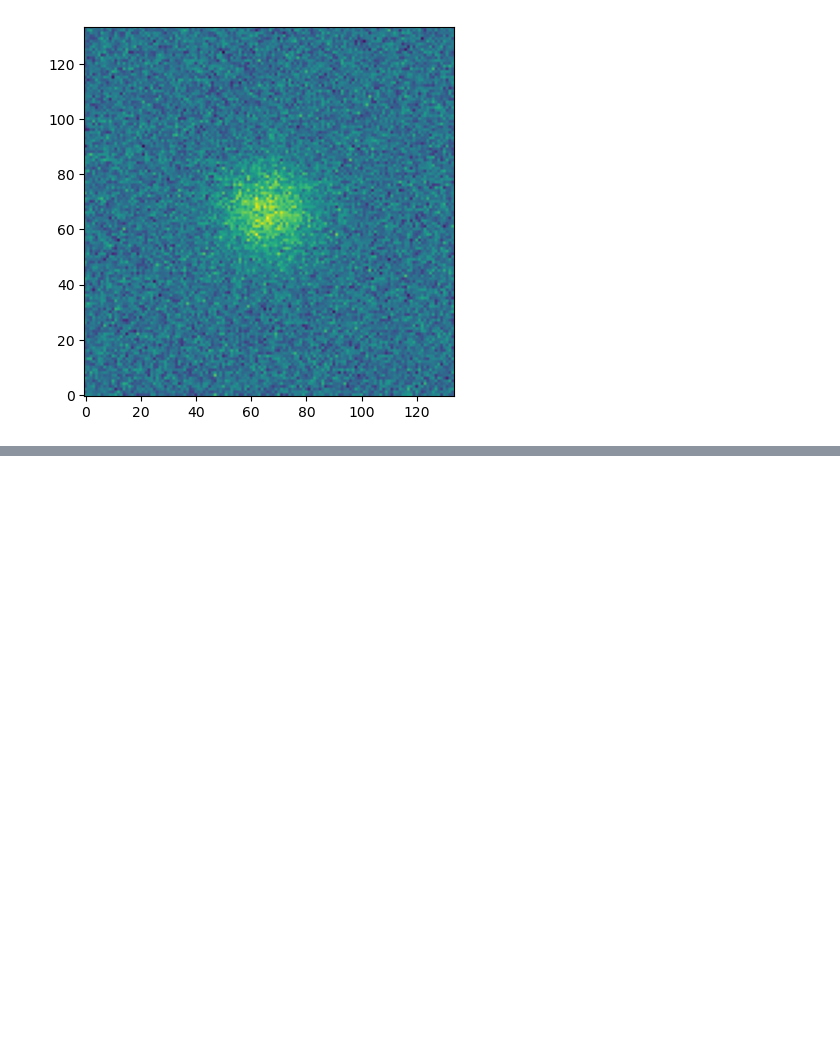
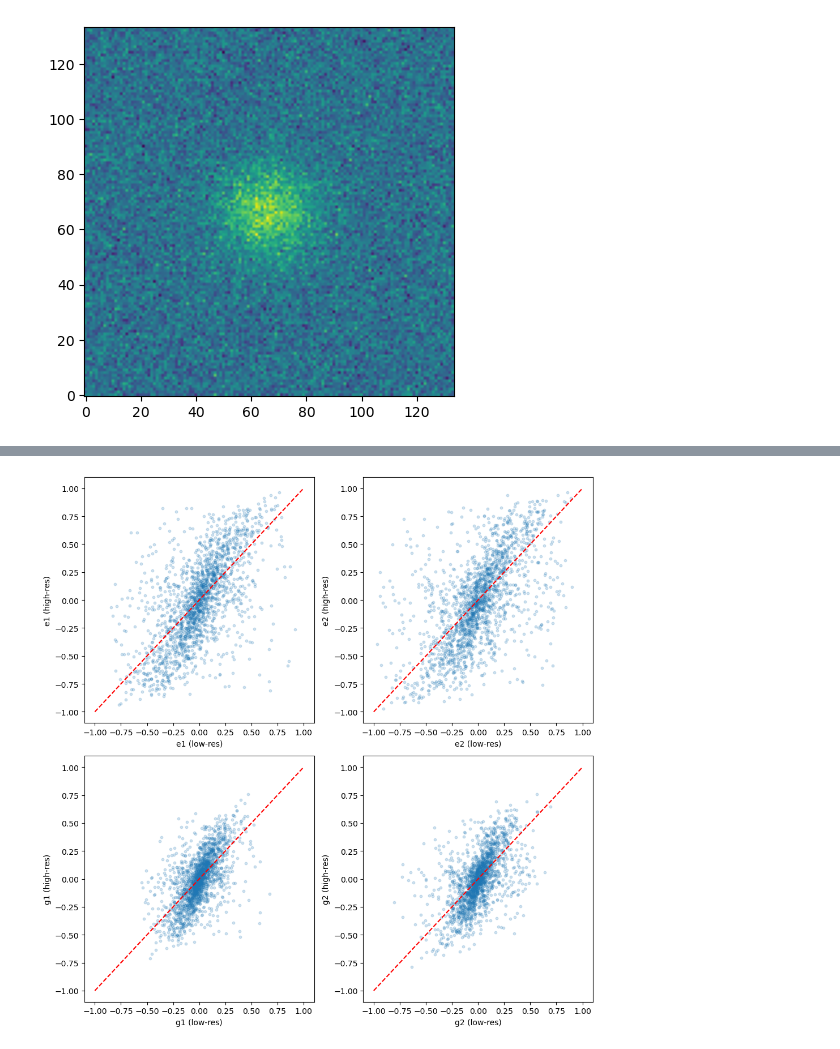
Before and after one commit to xoubish/superNISP, a Jupyter notebook: code/galsim_size.ipynb, the cells around one changed output, grey strips where cells are left out. Drawn from its saved outputs; the diff is of its cells as text; code cells hidden in the pictures; blank space fills up the shorter version.

Commit message:
scatter size

```diff
--- a/code/galsim_size.ipynb
+++ b/code/galsim_size.ipynb
@@ -55,0 +56,68 @@ plt.show()
+# %%
+import numpy as np
+import h5py
+import galsim
+import matplotlib.pyplot as plt
+
+n_samples = 2000  # You can change this number
+e1_lr, e2_lr, g1_lr, g2_lr = [], [], [], []
+e1_hr, e2_hr, g1_hr, g2_hr = [], [], [], []
+
+with h5py.File('../data/Nircam_train_cosmos.hdf5', 'r', swmr=True) as hr_hdf5, \
+     h5py.File('../data/Nisp_train_cosmos.hdf5', 'r', swmr=True) as lr_hdf5:
+
+    for i in range(n_samples):
+        lr_image = lr_hdf5["train_img"][i, 0, :, :]
+        hr_image = hr_hdf5["train_img"][i, 0, :, :]
+
+        try:
+            img_lr = galsim.ImageF(lr_image.shape[0], lr_image.shape[1])
+            img_lr.array = lr_image
+            res_lr = img_lr.FindAdaptiveMom()
+            e1_lr.append(res_lr.observed_e1)
+            e2_lr.append(res_lr.observed_e2)
+            g1_lr.append(res_lr.observed_shape.g1)
+            g2_lr.append(res_lr.observed_shape.g2)
+        except:
+            continue  # skip if galsim fails
+
+        try:
+            img_hr = galsim.ImageF(hr_image.shape[0], hr_image.shape[1])
+            img_hr.array = hr_image
+            res_hr = img_hr.FindAdaptiveMom()
+            e1_hr.append(res_hr.observed_e1)
+            e2_hr.append(res_hr.observed_e2)
+            g1_hr.append(res_hr.observed_shape.g1)
+            g2_hr.append(res_hr.observed_shape.g2)
+        except:
+            # Remove last appended LR values if HR fails
+            e1_lr.pop(); e2_lr.pop(); g1_lr.pop(); g2_lr.pop()
+            continue
+
+# Scatter plots
+fig, axs = plt.subplots(2, 2, figsize=(10, 10))
+
+axs[0, 0].scatter(e1_lr, e1_hr, s=10, alpha=0.2)
+axs[0, 0].plot([-1,1], [-1,1], 'r--')
+axs[0, 0].set_xlabel("e1 (low-res)")
+axs[0, 0].set_ylabel("e1 (high-res)")
+
+axs[0, 1].scatter(e2_lr, e2_hr, s=10, alpha=0.2)
+axs[0, 1].plot([-1,1], [-1,1], 'r--')
+axs[0, 1].set_xlabel("e2 (low-res)")
+axs[0, 1].set_ylabel("e2 (high-res)")
+
+axs[1, 0].scatter(g1_lr, g1_hr, s=10, alpha=0.2)
+axs[1, 0].plot([-1,1], [-1,1], 'r--')
+axs[1, 0].set_xlabel("g1 (low-res)")
+axs[1, 0].set_ylabel("g1 (high-res)")
+
+axs[1, 1].scatter(g2_lr, g2_hr, s=10, alpha=0.2)
+axs[1, 1].plot([-1,1], [-1,1], 'r--')
+axs[1, 1].set_xlabel("g2 (low-res)")
+axs[1, 1].set_ylabel("g2 (high-res)")
+
+plt.tight_layout()
+plt.show()
+# %% [output]
+[figure, added]
```
Also changed, not shown: parts of 1 cell of this notebook.
